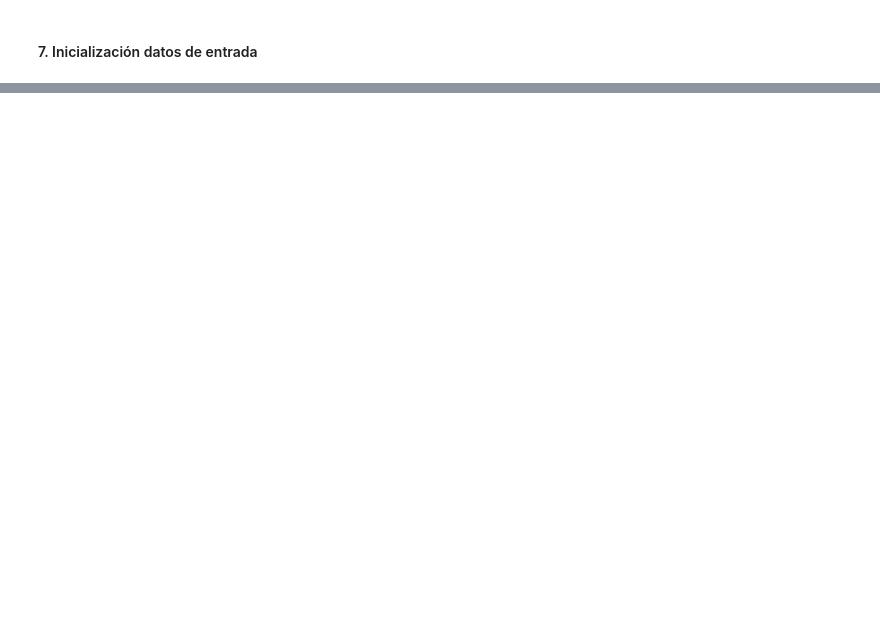
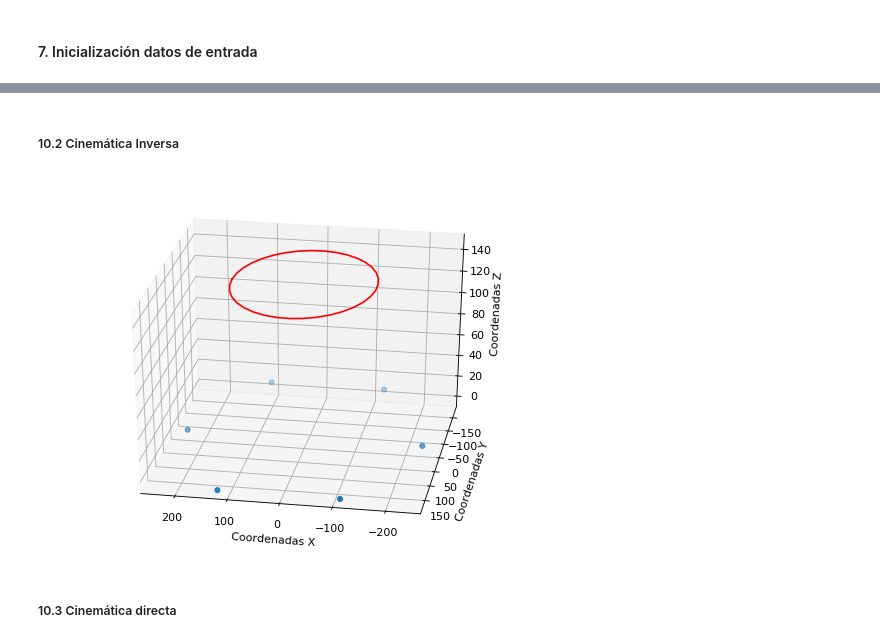
Before and after one commit to KingDarBoja/HexapodPF, a Jupyter notebook: PythonIK/CinematicaInversaHexapodo.ipynb, the cells around one changed output, grey strips where cells are left out. Drawn from its saved outputs; the diff is of its cells as text; code cells hidden in the pictures; blank space fills up the shorter version.

Commit message:
Fixing the code and proto-plot of hexapod using matplotlib.

```diff
--- a/PythonIK/CinematicaInversaHexapodo.ipynb
+++ b/PythonIK/CinematicaInversaHexapodo.ipynb
@@ -220,26 +233,4 @@ Los ángulos $\Theta_2(k)$ y $\Theta_3(k)$ se puede encontrar a partir de la tra
 # %%
-# Este bloque de código realiza las computaciones de los 3 ángulos theta necesarios para la cinematica
-# de la pata en cuestión en base a las ecuaciones descritas anteriormente.
-
-# Expresión general utilizada para la substitución.
-inVal = [(alpha, 0), (beta, 0), (gamma, 0),
-         (L_1, 38.5), (L_2, 56.5), (L_3, 143.5),
-         (d_L, 45), (r_c, 137),
-         (X_t, 0), (Y_t, 0), (Z_t, 134.5)]
-
-# Los siguientes bloques de código nos permitiran realizar el calculo del ángulo theta_1
-# en base a la transformación de las coordenadas finales desde el marco global hasta el eslabón 0,
-# siendo estás denotadas como coordenadas x_L, y_L, z_L con los respectivos indices de la pata.
-
-# Función que se encarga de hacer las substituciones para cada transformación de x, y por pata
-def subsMatr(eq_trans_x, inVal) :
-    '''
-    Realiza la substitución de variables para la coordenadas referida al eslabón 0,
-    el cual está ubicado en el origen del primer servo
-    '''
-    resultado = eq_trans_x.subs(inVal)
-    return resultado
-
 # Creación del array con las coordenadas de cada pata.
 CoordXYZ_Paw = np.array([[-116.0, 200.92, 0],
                 [-232.0, 0, 0],
@@ -471,0 +400,27 @@ Pata N°6: Coordenada X: 116.0 - Coordenada Y: 200.0
+# %% [markdown]
+##### 10.2 Cinemática Inversa
+# %%
+# Creamos la figura contenedora de nuestros planos.
+fig_0 = plt.figure(figsize=(8, 6), dpi=80, facecolor='w')
+ax_0 = fig_0.gca(projection='3d')
+
+ax_0.set_xlabel(xlab); ax_0.set_ylabel(ylab); ax_0.set_zlabel(zlab)
+
+# Agregamos nuestras coordenadas
+ax_0.scatter(CoordXYZ_Paw[:,0],CoordXYZ_Paw[:,1],CoordXYZ_Paw[:,2])
+
+# Base del hexapodo
+ax_0.plot(HexapodFrame.T[:,0], HexapodFrame.T[:,1], HexapodFrame.T[:,2], c ='r')
+# Equalizado del eje
+ax_0.axis('equal')
+
+# ax_0.set_xlim(mid_x - max_range, mid_x + max_range)
+# ax_0.set_ylim(mid_y - max_range, mid_y + max_range)
+# ax_0.set_zlim(mid_z - min_Z, mid_z + max_Z)
+
+ax_0.view_init(elev, azim)
+plt.show();
+# %% [output]
+[figure, added]
+# %% [markdown]
+##### 10.3 Cinemática directa
```
Also changed, not shown: parts of 17 cells of this notebook, 3 other files.
